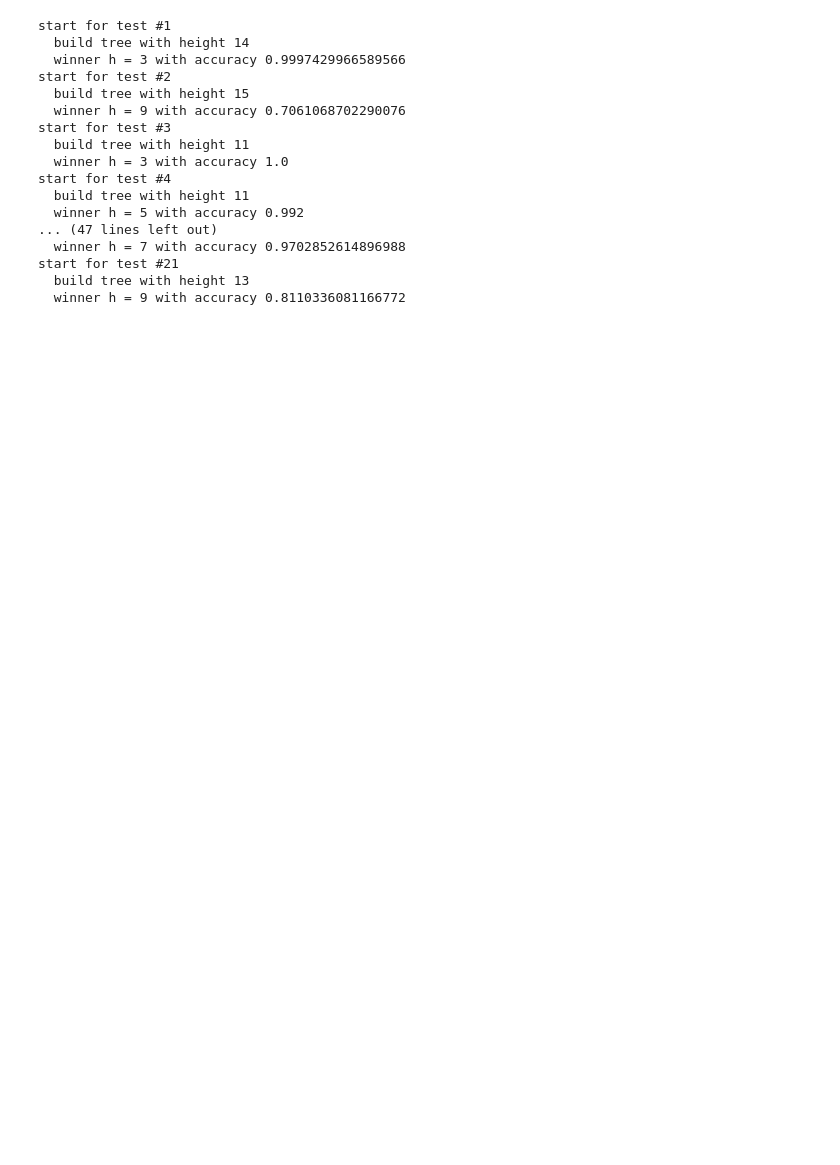
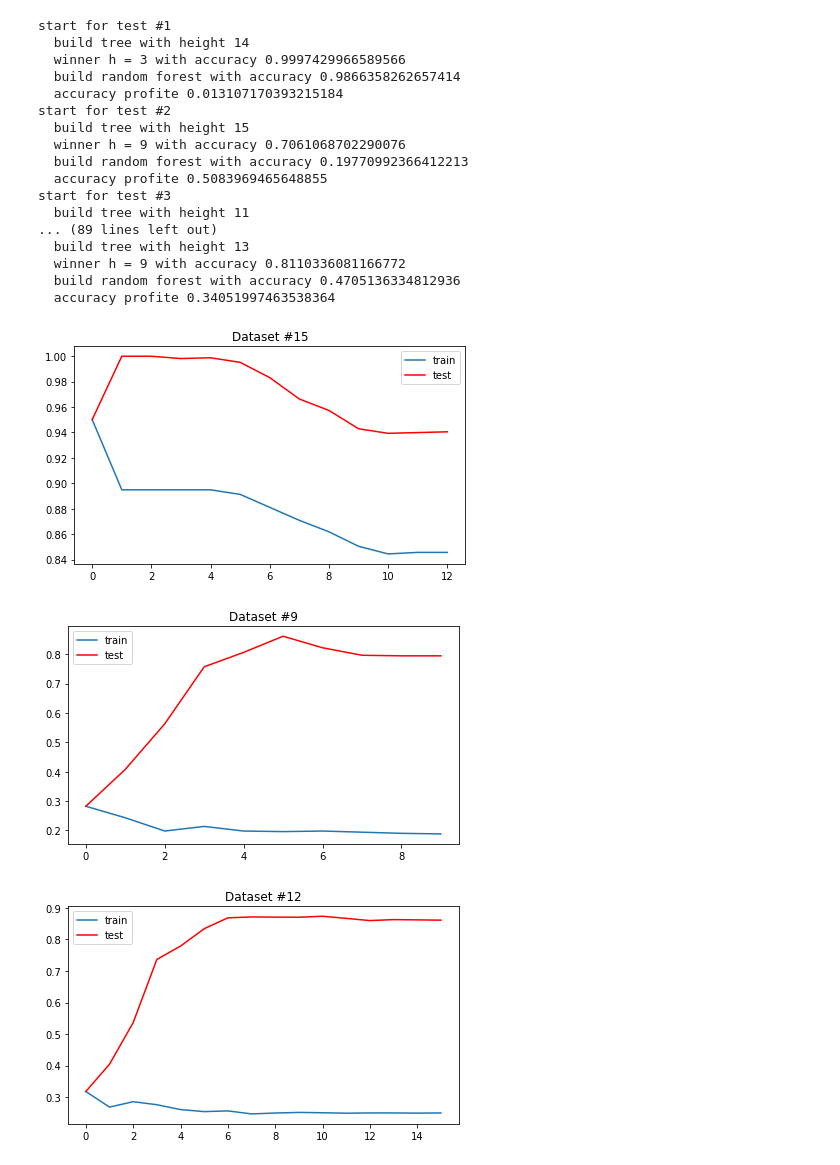
Before and after one commit to SerTelnov/machine-learning, a Jupyter notebook: labs/tree/main.ipynb, the cells around one changed output. Cells and saved outputs as stored; diff of their text form; code cells hidden in the pictures; blank space fills up the shorter version.

Commit message:
[tree] solved

```diff
--- a/labs/tree/main.ipynb
+++ b/labs/tree/main.ipynb
@@ -32,21 +34,82 @@ for test in range(1, 22):
             h_winner = h
 
     print('  winner h = ' + str(h_winner) + ' with accuracy ' + str(accuracy_winner))
+
+    forest = core.RandomForest(X_train, Y_train)
+
+    predictions = list(map(lambda x : forest.classify(x), X_test))
+    accuracy = accuracy_score(Y_test, predictions)
+
+    print('  build random forest with accuracy ' + str(accuracy))
+    print('  accuracy profite ' + str(accuracy_winner - accuracy))
 # %% [output]
 start for test #1
   build tree with height 14
   winner h = 3 with accuracy 0.9997429966589566
+  build random forest with accuracy 0.9866358262657414
+  accuracy profite 0.013107170393215184
 start for test #2
   build tree with height 15
   winner h = 9 with accuracy 0.7061068702290076
+  build random forest with accuracy 0.19770992366412213
+  accuracy profite 0.5083969465648855
 start for test #3
   build tree with height 11
-  winner h = 3 with accuracy 1.0
-start for test #4
-  build tree with height 11
-  winner h = 5 with accuracy 0.992
-... (47 lines left out)
-  winner h = 7 with accuracy 0.9702852614896988
-start for test #21
+... (89 lines left out)
   build tree with height 13
   winner h = 9 with accuracy 0.8110336081166772
+  build random forest with accuracy 0.4705136334812936
+  accuracy profite 0.34051997463538364
+# %%
+min_height = 15
+middle_height = 9
+max_height = 12
+
+for i in [min_height, middle_height, max_height]:
+    i_str = str(i).zfill(2)
+
+    X_train, Y_train = data.read_data(i_str + '_train.csv')
+    X_test, Y_test = data.read_data(i_str + '_test.csv')
+
+    tree_builder = core.TreeBuilder(X_train, Y_train, HEIGHT_UNLIMIT)
+    tree = tree_builder.build_tree()
+    predictions = list(map(lambda x : tree.classify(x), X_test))
+    accuracy = accuracy_score(Y_test, predictions)
+
+    X = [tree.height]
+    test = [accuracy]
+
+    predictions = list(map(lambda x : tree.classify(x), X_train))
+    accuracy = accuracy_score(Y_test, predictions)
+
+    train = [accuracy]
+
+    for _ in range(1, tree.height + 1):
+        h = tree.height - 1
+        X.append(h)
+
+        tree = tree_builder.reduce_height(tree, h)
+        predictions = list(map(lambda x : tree.classify(x), X_test))
+        accuracy = accuracy_score(Y_test, predictions)
+
+        test.append(accuracy)
+
+        predictions = list(map(lambda x : tree.classify(x), X_train))
+        accuracy = accuracy_score(Y_test, predictions)
+
+        train.append(accuracy)
+
+    f, ax = plot.subplots(1, 1, sharey=True)
+    f.set_figheight(4)
+    f.set_figwidth(7)
+    ax.set_title('Dataset #{}'.format(i))
+    line, = ax.plot(X, train)
+    line.set_label('train')
+    line, = ax.plot(X, test, color='red')
+    line.set_label('test')
+    ax.legend()
+    plot.show()
+# %% [output]
+[figure, added]
+[figure, added]
+[figure, added]
```
Also changed, not shown: parts of 1 cell of this notebook, 2 other files.
